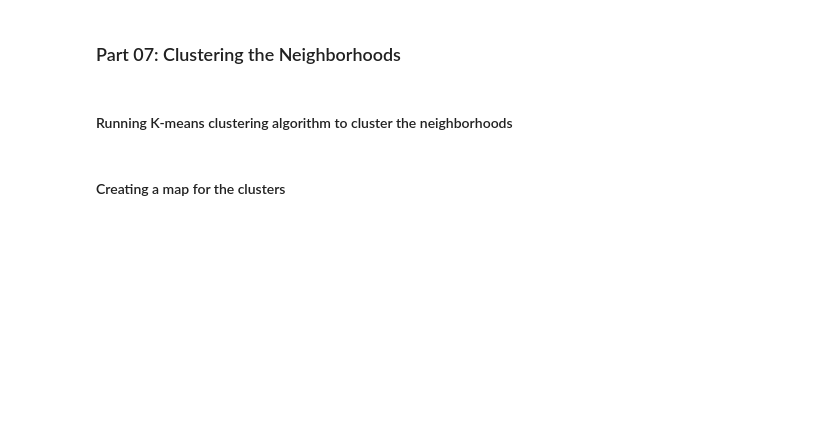
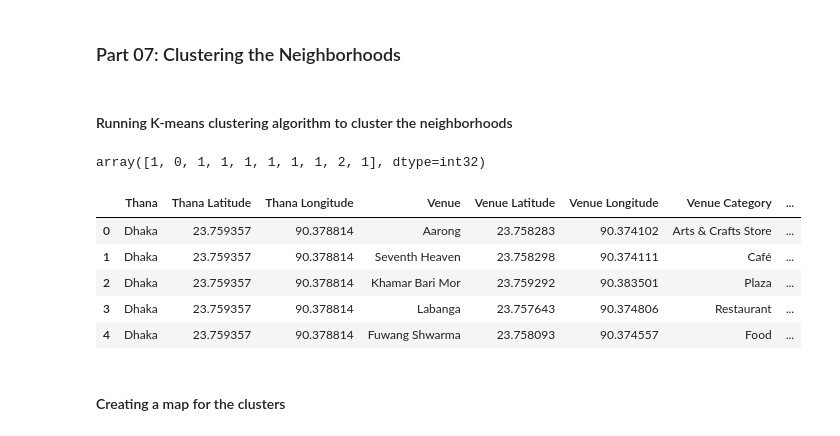
Before and after one commit to saidul-islam98/Battle-of-The-Neighborhoods, a Jupyter notebook: Battle of Neighborhoods Part 2.ipynb, the cells around one changed output. Drawn from its saved outputs; the diff is of its cells as text; code cells hidden in the pictures; blank space fills up the shorter version.

```diff
--- a/Battle of Neighborhoods Part 2.ipynb
+++ b/Battle of Neighborhoods Part 2.ipynb
@@ -550,5 +671,35 @@ We can see that their are 49 different category of venues present in different t
 ### Part 07: Clustering the Neighborhoods
 # %% [markdown]
 #### Running K-means clustering algorithm to cluster the neighborhoods
+# %%
+# setting number of clusters
+kclusters = 5
+
+dhaka_venues_grouped_clustering = dhaka_venues_grouped.drop('Thana', 1)
+
+# running k-means clustering
+kmeans = KMeans(n_clusters=kclusters, random_state=0).fit(dhaka_venues_grouped_clustering)
+
+# checking cluster labels generated for each row in the dataframe
+kmeans.labels_[0:10]
+# %% [output]
+array([1, 0, 1, 1, 1, 1, 1, 1, 2, 1], dtype=int32)
+# %%
+# adding clustering labels
+dhaka_venues_sorted.insert(0, 'Cluster Labels', kmeans.labels_)
+
+dhaka_venues_merged = dhaka_venues
+
+# merging dhaka_venues_grouped with dhaka_venues to add latitude/longitude for each thana
+dhaka_venues_merged = dhaka_venues_merged.join(dhaka_venues_sorted.set_index('Thana'), on='Thana')
+
+dhaka_venues_merged.head()
+# %% [output]
+|  | Thana | Thana Latitude | Thana Longitude | Venue | Venue Latitude | Venue Longitude | Venue Category | ... |
+| 0 | Dhaka | 23.759357 | 90.378814 | Aarong | 23.758283 | 90.374102 | Arts & Crafts Store | ... |
+| 1 | Dhaka | 23.759357 | 90.378814 | Seventh Heaven | 23.758298 | 90.374111 | Café | ... |
+| 2 | Dhaka | 23.759357 | 90.378814 | Khamar Bari Mor | 23.759292 | 90.383501 | Plaza | ... |
+| 3 | Dhaka | 23.759357 | 90.378814 | Labanga | 23.757643 | 90.374806 | Restaurant | ... |
+| 4 | Dhaka | 23.759357 | 90.378814 | Fuwang Shwarma | 23.758093 | 90.374557 | Food | ... |
 # %% [markdown]
 #### Creating a map for the clusters
```
Also changed, not shown: parts of 44 cells of this notebook.
